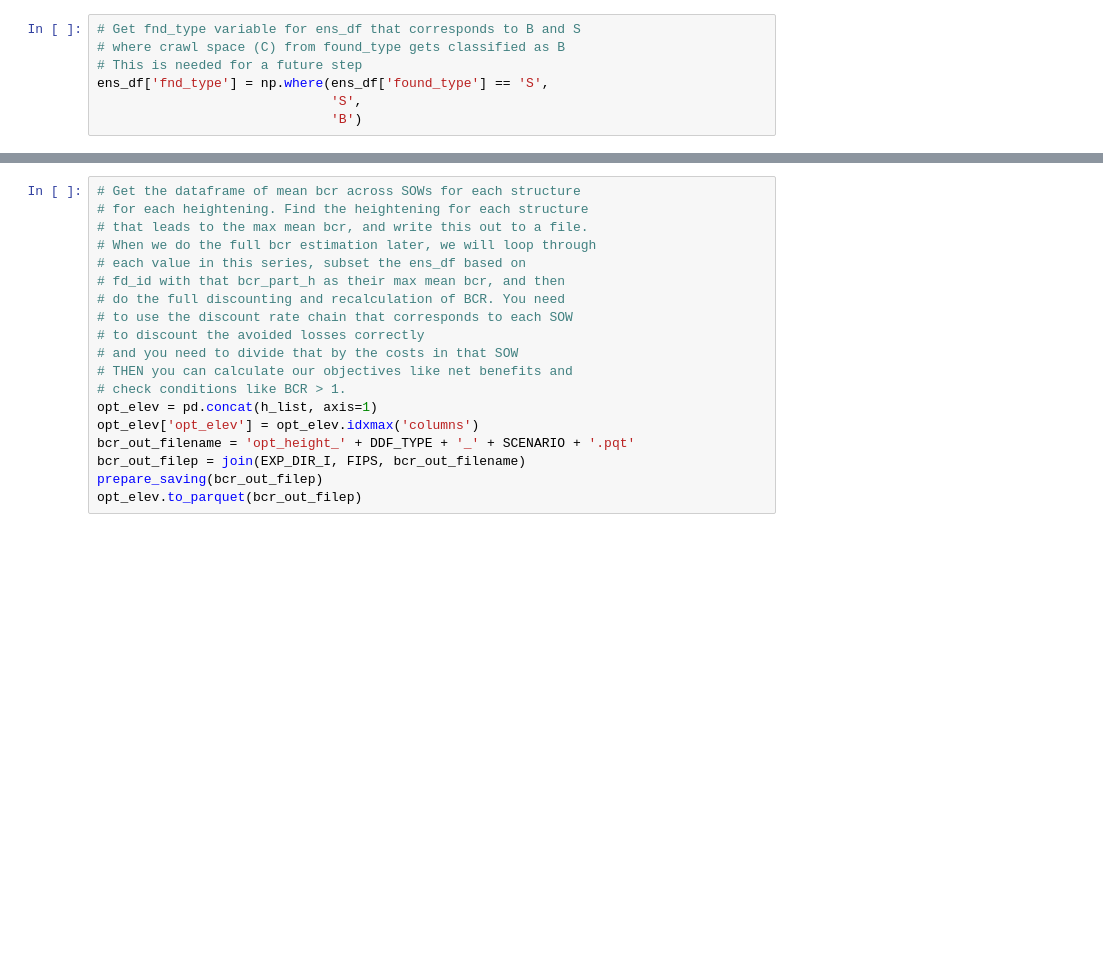
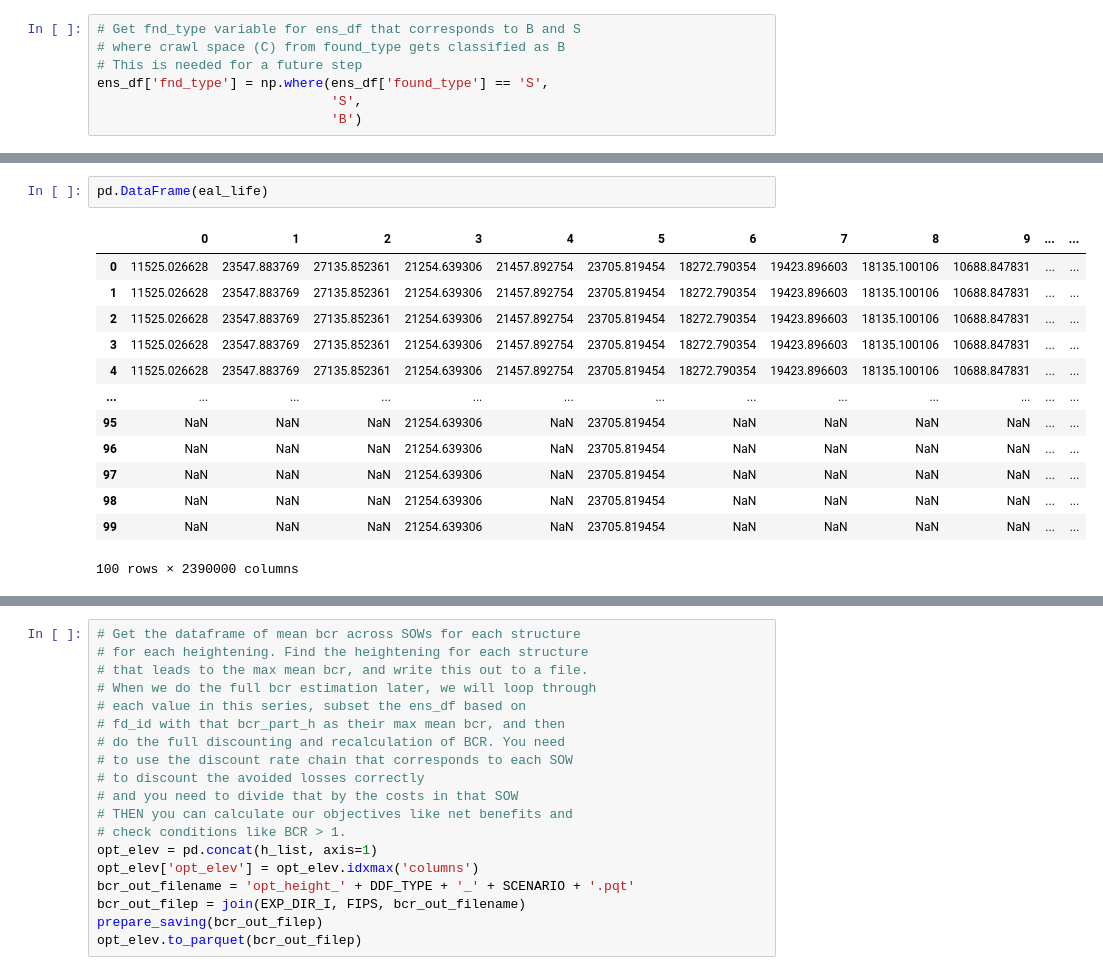
Before and after one commit to abpoll/gc_elev, a Jupyter notebook: workflow/notebooks/optimal_elev.ipynb, the cells around one changed output, grey strips where cells are left out. Drawn from its saved outputs; the diff is of its cells as text; blank space fills up the shorter version.

```diff
--- a/workflow/notebooks/optimal_elev.ipynb
+++ b/workflow/notebooks/optimal_elev.ipynb
@@ -421,3 +518,19 @@ Estimate Losses for Elevated Home, RP: 200
 Estimate Losses for Elevated Home, RP: 500
 Calculated EAL
 Calculations done for heightening by 10 feet
+# %%
+pd.DataFrame(eal_life)
+# %% [output]
+|  | 0 | 1 | 2 | 3 | 4 | 5 | 6 | 7 | 8 | 9 | ... | ... |
+| 0 | 11525.026628 | 23547.883769 | 27135.852361 | 21254.639306 | 21457.892754 | 23705.819454 | 18272.790354 | 19423.896603 | 18135.100106 | 10688.847831 | ... | ... |
+| 1 | 11525.026628 | 23547.883769 | 27135.852361 | 21254.639306 | 21457.892754 | 23705.819454 | 18272.790354 | 19423.896603 | 18135.100106 | 10688.847831 | ... | ... |
+| 2 | 11525.026628 | 23547.883769 | 27135.852361 | 21254.639306 | 21457.892754 | 23705.819454 | 18272.790354 | 19423.896603 | 18135.100106 | 10688.847831 | ... | ... |
+| 3 | 11525.026628 | 23547.883769 | 27135.852361 | 21254.639306 | 21457.892754 | 23705.819454 | 18272.790354 | 19423.896603 | 18135.100106 | 10688.847831 | ... | ... |
+| 4 | 11525.026628 | 23547.883769 | 27135.852361 | 21254.639306 | 21457.892754 | 23705.819454 | 18272.790354 | 19423.896603 | 18135.100106 | 10688.847831 | ... | ... |
+| ... | ... | ... | ... | ... | ... | ... | ... | ... | ... | ... | ... | ... |
+| 95 | NaN | NaN | NaN | 21254.639306 | NaN | 23705.819454 | NaN | NaN | NaN | NaN | ... | ... |
+| 96 | NaN | NaN | NaN | 21254.639306 | NaN | 23705.819454 | NaN | NaN | NaN | NaN | ... | ... |
+| 97 | NaN | NaN | NaN | 21254.639306 | NaN | 23705.819454 | NaN | NaN | NaN | NaN | ... | ... |
+| 98 | NaN | NaN | NaN | 21254.639306 | NaN | 23705.819454 | NaN | NaN | NaN | NaN | ... | ... |
+| 99 | NaN | NaN | NaN | 21254.639306 | NaN | 23705.819454 | NaN | NaN | NaN | NaN | ... | ... |
+100 rows × 2390000 columns
```
Also changed, not shown: parts of 12 cells of this notebook, 1 other file.
